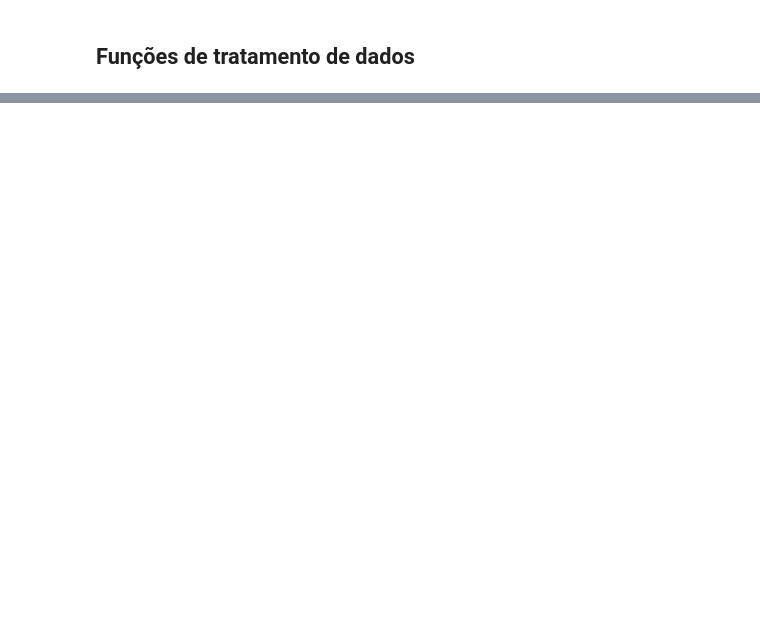
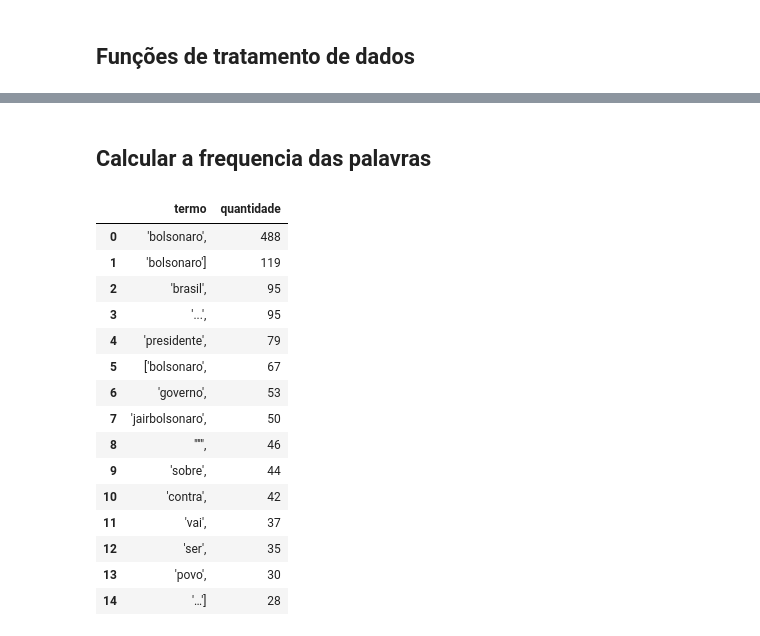
Before and after one commit to WesleySiNeves/AprendendoPython, a Jupyter notebook: MachineLearning/Analises Sentimento/AnaliseTwtter.ipynb, the cells around one changed output, grey strips where cells are left out. Saved outputs shown, nothing was run; the diff lists cells and outputs as text; code cells hidden in the pictures; blank space fills up the shorter version.

```diff
--- a/MachineLearning/Analises Sentimento/AnaliseTwtter.ipynb
+++ b/MachineLearning/Analises Sentimento/AnaliseTwtter.ipynb
@@ -121,0 +107,7 @@ twttwes[:5]
+# %%
+def remove_caracteres_especiais(texto):
+   remove_1 = [w.replace(']','') for w in texto.split(' ')]
+   remove_2 = [w.replace('[','') for w in remove_1]
+   remove_3 = [w.replace('"','') for w in remove_2]
+   remove_4 = [w.replace('.','') for w in remove_3]
+   return str(remove_4)
@@ -121,0 +118,6 @@ twttwes[:5]
+# %%
+def pre_process(txt,lista_stopwords):
+    remove= remove_url(txt)
+    remove_caracteres = remove_caracteres_especiais(txt)
+    lista =remove_stop_Words(remove,lista_stopwords)
+    return lista
@@ -121,0 +138,2 @@ twttwes[:5]
+# %%
+twttwes_processados = [pre_process(tweet,lista_stopwords) for tweet in all_tweets]
@@ -121,0 +157,3 @@ twttwes[:5]
+# %%
+words_in_tweet = [tweet.lower().split() for tweet in twttwes_processados]
+words_in_tweet[0:1]
@@ -121,0 +172,29 @@ twttwes[:5]
+# %% [markdown]
+## Calcular a frequencia das palavras
+# %%
+all_words_no_urls  = list(itertools.chain(*words_in_tweet))
+
+counts_filter_twtters = collections.Counter(all_words_no_urls )
+
+
+clean_tweets_dataframe = pd.DataFrame(counts_filter_twtters.most_common(15),
+                             columns=['termo', 'quantidade'])
+
+clean_tweets_dataframe.head(15)
+# %% [output]
+|  | termo | quantidade |
+| 0 | 'bolsonaro', | 488 |
+| 1 | 'bolsonaro'] | 119 |
+| 2 | 'brasil', | 95 |
+| 3 | '...', | 95 |
+| 4 | 'presidente', | 79 |
+| 5 | ['bolsonaro', | 67 |
+| 6 | 'governo', | 53 |
+| 7 | 'jairbolsonaro', | 50 |
+| 8 | "''", | 46 |
+| 9 | 'sobre', | 44 |
+| 10 | 'contra', | 42 |
+| 11 | 'vai', | 37 |
+| 12 | 'ser', | 35 |
+| 13 | 'povo', | 30 |
+| 14 | '…'] | 28 |
```
Also changed, not shown: parts of 45 cells of this notebook, 2 other files.
